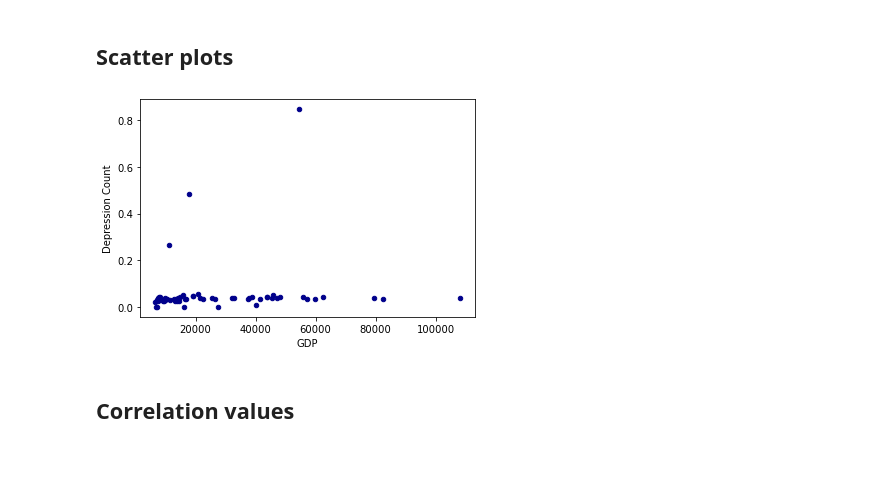
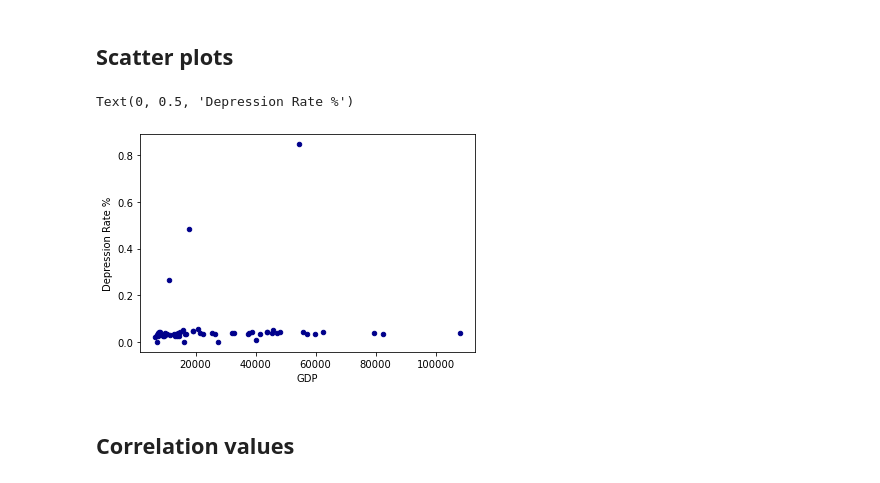
Before and after one commit to Souheil-Yazji/DataSci, a Jupyter notebook: Notebooks/Data Analysis/Correlation_gdp_and_depression.ipynb, the cells around one changed output. Saved outputs shown, nothing was run; the diff lists cells and outputs as text; code cells hidden in the pictures.

Commit message:
fix graph

```diff
--- a/Notebooks/Data Analysis/Correlation_gdp_and_depression.ipynb
+++ b/Notebooks/Data Analysis/Correlation_gdp_and_depression.ipynb
@@ -286,8 +275,10 @@ gdp_depress_above
 # %%
 #plot above GDP median and depression count
 ax1 = gdp_depress_above.plot.scatter(x='GDP', y='Depression Count', c='DarkBlue')
+plt.ylabel("Depression Rate %")
 # %% [output]
+Text(0, 0.5, 'Depression Rate %')
-[figure, old version]
+[figure, new version]
 # %% [markdown]
 ## Correlation values
 # %%
```
Also changed, not shown: parts of 3 cells of this notebook, 1 other file.
